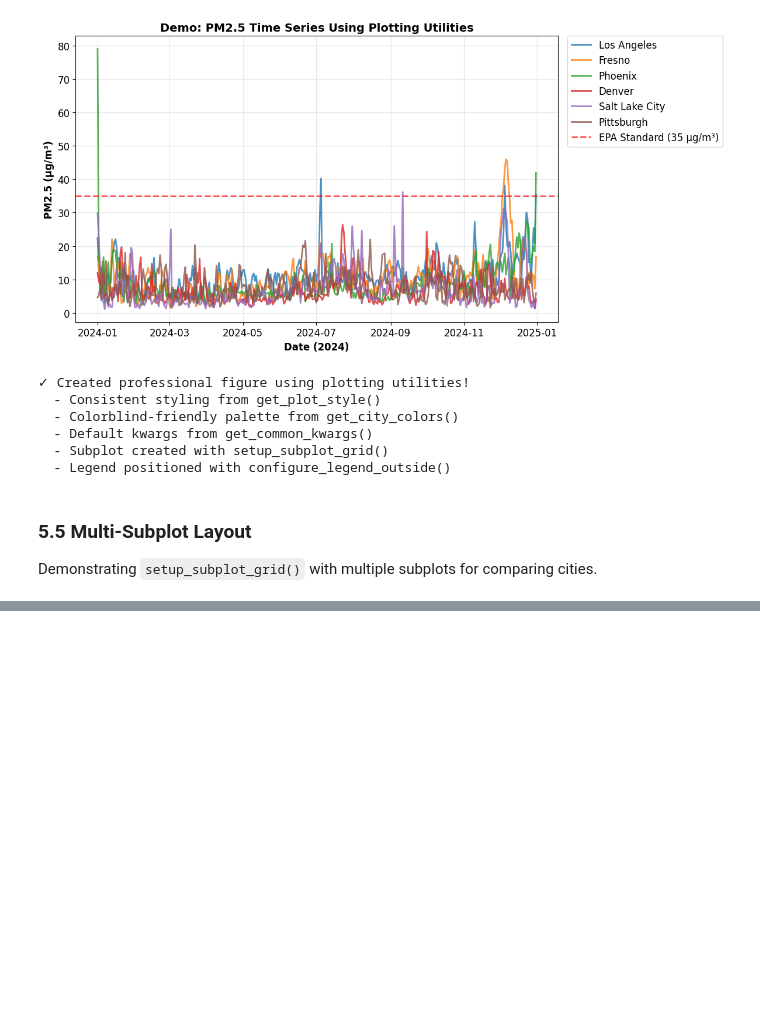
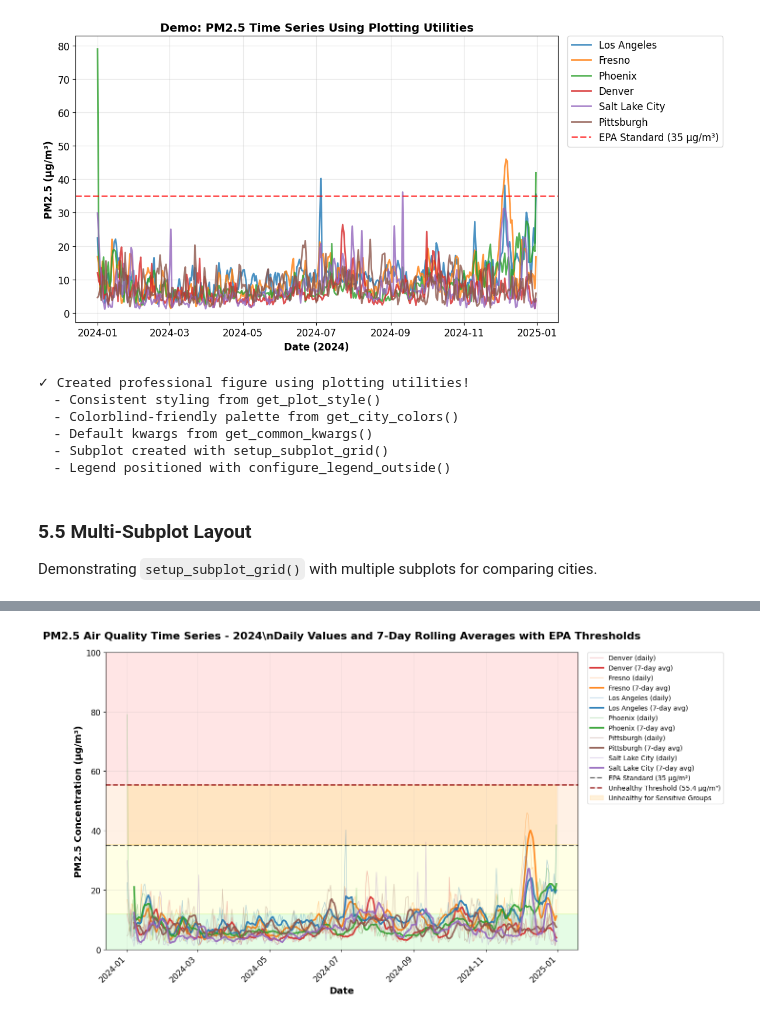
Before and after one commit to Ni-Bu/Air-Quality-Analysis, a Jupyter notebook: analysis_demo.ipynb, the cells around one changed output, grey strips where cells are left out. Drawn from its saved outputs; the diff is of its cells as text; code cells hidden in the pictures; blank space fills up the shorter version.

```diff
--- a/analysis_demo.ipynb
+++ b/analysis_demo.ipynb
@@ -613,0 +668,78 @@ print("  - Automatic figure size scaling: 6*ncols × 4*nrows inches")
+# %%
+# Create figure
+fig, ax = setup_subplot_grid(figsize=(14, 8))
+
+# Add AQI background zones
+add_aqi_background(ax)
+
+# Plot each city
+for city in cities:
+    city_data = df[df['city'] == city].sort_values('date')
+    dates = city_data['date'].values
+    values = city_data['value'].values
+
+    # Plot raw data with lower alpha
+    ax.plot(dates, values,
+            color=city_colors[city],
+            alpha=0.3,
+            linewidth=1,
+            label=f'{city} (daily)')
+
+    # Calculate and plot 7-day rolling average
+    rolling_avg = calculate_rolling_average(values, window=7)
+
+    # Only plot rolling average where it's not NaN
+    valid_mask = ~np.isnan(rolling_avg)
+    ax.plot(dates[valid_mask], rolling_avg[valid_mask],
+            color=city_colors[city],
+            linewidth=2.5,
+            alpha=0.9,
+            label=f'{city} (7-day avg)')
+
+# Add EPA standard line (35 µg/m³)
+ax.axhline(y=35, color='black', linestyle='--',
+           linewidth=2, alpha=0.7,
+           label='EPA Standard (35 µg/m³)')
+
+# Add unhealthy threshold line (55.4 µg/m³)
+ax.axhline(y=55.4, color='darkred', linestyle='--',
+           linewidth=2, alpha=0.7,
+           label='Unhealthy Threshold (55.4 µg/m³)')
+
+# Add shaded region between thresholds using fill_between
+ax.fill_between(dates, 35, 55.4,
+                color='orange', alpha=0.15,
+                label='Unhealthy for Sensitive Groups')
+
+# Formatting
+ax.set_xlabel('Date', fontsize=14, fontweight='bold')
+ax.set_ylabel('PM2.5 Concentration (µg/m³)', fontsize=14, fontweight='bold')
+ax.set_title('PM2.5 Air Quality Time Series - 2024\\n'
+             'Daily Values and 7-Day Rolling Averages with EPA Thresholds',
+             fontsize=16, fontweight='bold', pad=20)
+
+# Configure legend - place outside plot area
+ax.legend(loc='upper left', bbox_to_anchor=(1.02, 1),
+          ncol=1, borderaxespad=0, frameon=True,
+          fontsize=10)
+
+# Grid for readability
+ax.grid(True, alpha=0.3, linestyle='-', linewidth=0.5)
+
+# Rotate x-axis labels
+plt.setp(ax.xaxis.get_majorticklabels(), rotation=45, ha='right')
+
+# Set y-axis limits to focus on relevant range
+ax.set_ylim(0, max(df['value'].max() * 1.1, 100))
+
+plt.tight_layout()
+plt.show()
+
+print("\nEnhanced time series plot demonstrates:")
+print("- Raw daily measurements (thin, transparent lines)")
+print("- 7-day rolling averages (thick, solid lines)")
+print("- EPA standard and unhealthy thresholds (dashed lines)")
+print("- Shaded 'Unhealthy for Sensitive Groups' zone (orange fill_between)")
+print("- AQI color zones in background for context")
+# %% [output]
+[figure, added]
```
Also changed, not shown: parts of 7 cells of this notebook.
